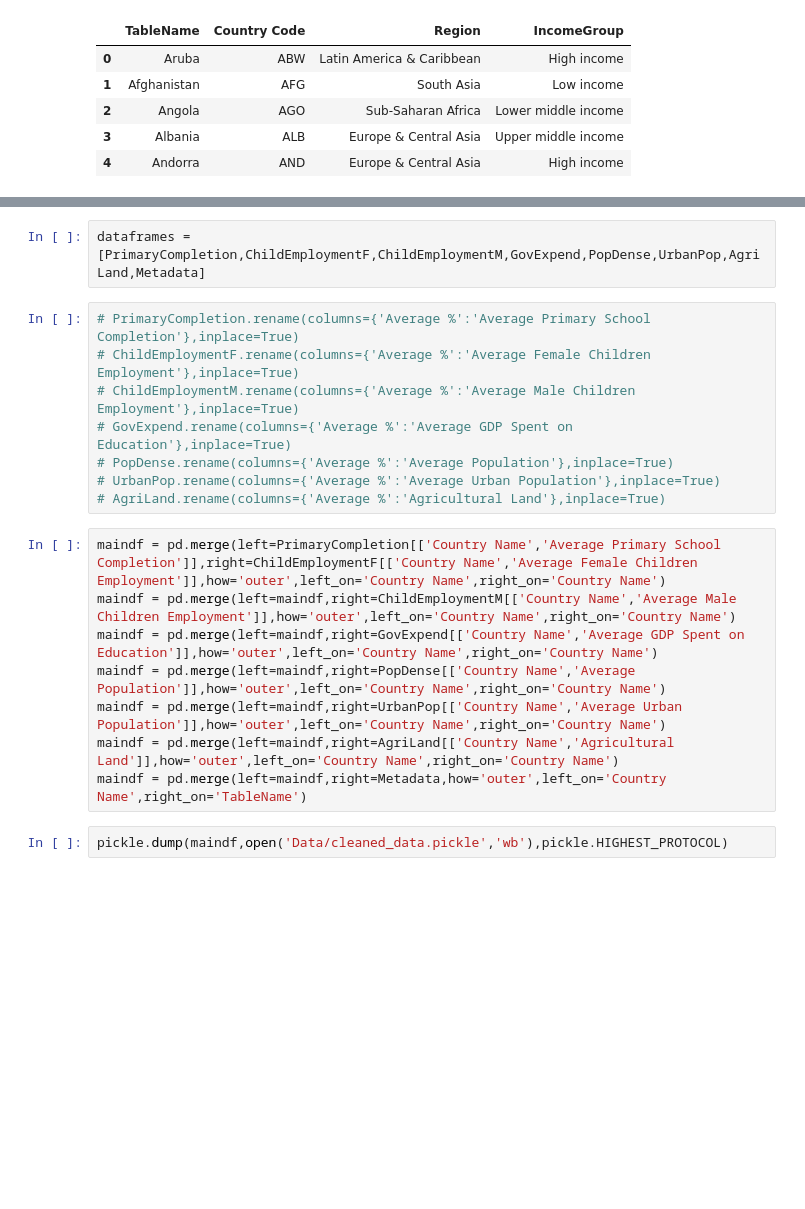
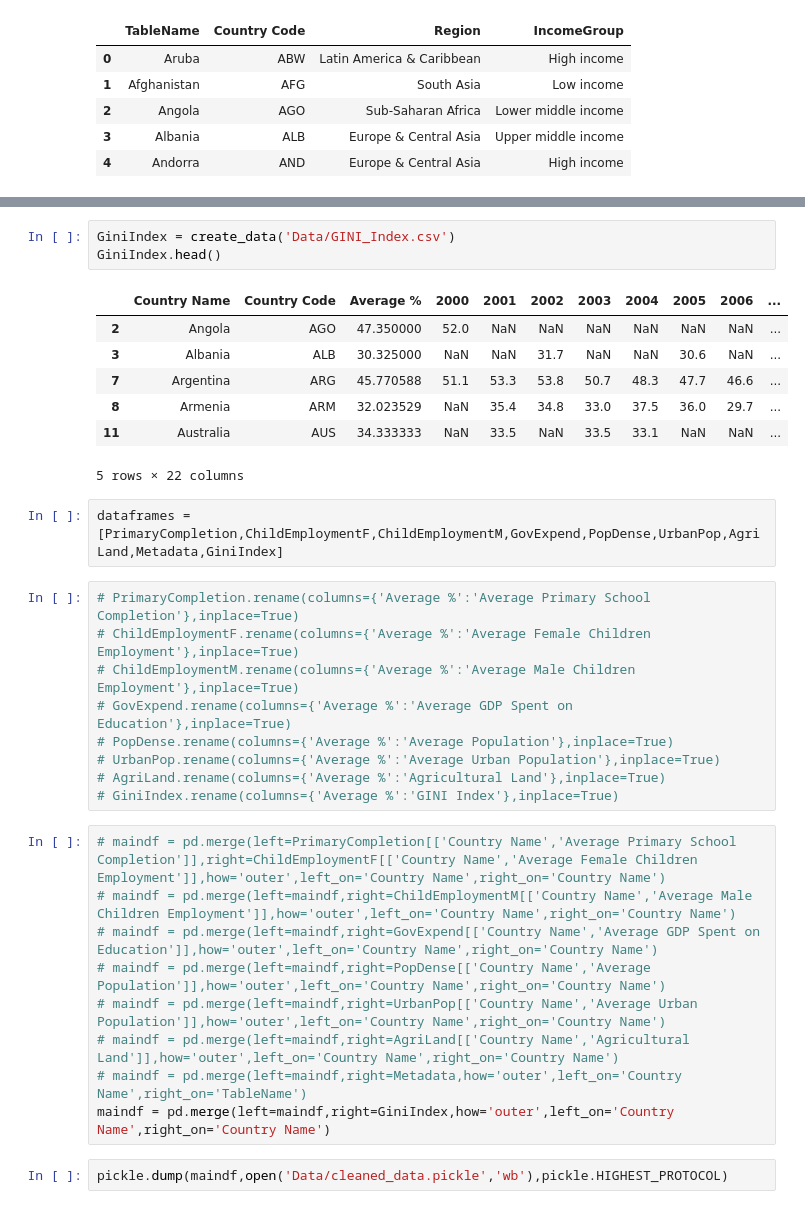
Before and after one commit to Yee-Brian14/primary_completion_rate, a Jupyter notebook: Data_Cleaning.ipynb, the cells around one changed output, grey strips where cells are left out. Saved outputs shown, nothing was run; the diff lists cells and outputs as text; blank space fills up the shorter version.

```diff
--- a/Data_Cleaning.ipynb
+++ b/Data_Cleaning.ipynb
@@ -82,8 +82,19 @@ Metadata.head()
 | 2 | Angola | AGO | Sub-Saharan Africa | Lower middle income | 0 | 0 | 1 | ... |
 | 3 | Albania | ALB | Europe & Central Asia | Upper middle income | 0 | 0 | 0 | ... |
 | 4 | Andorra | AND | Europe & Central Asia | High income | 1 | 0 | 0 | ... |
+# %%
+GiniIndex = create_data('Data/GINI_Index.csv')
+GiniIndex.head()
+# %% [output]
+|  | Country Name | Country Code | Average % | 2000 | 2001 | 2002 | 2003 | 2004 | 2005 | 2006 | ... |
+| 2 | Angola | AGO | 47.350000 | 52.0 | NaN | NaN | NaN | NaN | NaN | NaN | ... |
+| 3 | Albania | ALB | 30.325000 | NaN | NaN | 31.7 | NaN | NaN | 30.6 | NaN | ... |
+| 7 | Argentina | ARG | 45.770588 | 51.1 | 53.3 | 53.8 | 50.7 | 48.3 | 47.7 | 46.6 | ... |
+| 8 | Armenia | ARM | 32.023529 | NaN | 35.4 | 34.8 | 33.0 | 37.5 | 36.0 | 29.7 | ... |
+| 11 | Australia | AUS | 34.333333 | NaN | 33.5 | NaN | 33.5 | 33.1 | NaN | NaN | ... |
+5 rows × 22 columns
 # %%
-dataframes = [PrimaryCompletion,ChildEmploymentF,ChildEmploymentM,GovExpend,PopDense,UrbanPop,AgriLand,Metadata]
+dataframes = [PrimaryCompletion,ChildEmploymentF,ChildEmploymentM,GovExpend,PopDense,UrbanPop,AgriLand,Metadata,GiniIndex]
 # %%
 # PrimaryCompletion.rename(columns={'Average %':'Average Primary School Completion'},inplace=True)
 # ChildEmploymentF.rename(columns={'Average %':'Average Female Children Employment'},inplace=True)
@@ -92,14 +103,16 @@ dataframes = [PrimaryCompletion,ChildEmploymentF,ChildEmploymentM,GovExpend,PopD
 # PopDense.rename(columns={'Average %':'Average Population'},inplace=True)
 # UrbanPop.rename(columns={'Average %':'Average Urban Population'},inplace=True)
 # AgriLand.rename(columns={'Average %':'Agricultural Land'},inplace=True)
+# GiniIndex.rename(columns={'Average %':'GINI Index'},inplace=True)
 # %%
-maindf = pd.merge(left=PrimaryCompletion[['Country Name','Average Primary School Completion']],right=ChildEmploymentF[['Country Name','Average Female Children Employment']],how='outer',left_on='Country Name',right_on='Country Name')
-maindf = pd.merge(left=maindf,right=ChildEmploymentM[['Country Name','Average Male Children Employment']],how='outer',left_on='Country Name',right_on='Country Name')
-maindf = pd.merge(left=maindf,right=GovExpend[['Country Name','Average GDP Spent on Education']],how='outer',left_on='Country Name',right_on='Country Name')
-maindf = pd.merge(left=maindf,right=PopDense[['Country Name','Average Population']],how='outer',left_on='Country Name',right_on='Country Name')
-maindf = pd.merge(left=maindf,right=UrbanPop[['Country Name','Average Urban Population']],how='outer',left_on='Country Name',right_on='Country Name')
-maindf = pd.merge(left=maindf,right=AgriLand[['Country Name','Agricultural Land']],how='outer',left_on='Country Name',right_on='Country Name')
-maindf = pd.merge(left=maindf,right=Metadata,how='outer',left_on='Country Name',right_on='TableName')
+# maindf = pd.merge(left=PrimaryCompletion[['Country Name','Average Primary School Completion']],right=ChildEmploymentF[['Country Name','Average Female Children Employment']],how='outer',left_on='Country Name',right_on='Country Name')
+# maindf = pd.merge(left=maindf,right=ChildEmploymentM[['Country Name','Average Male Children Employment']],how='outer',left_on='Country Name',right_on='Country Name')
+# maindf = pd.merge(left=maindf,right=GovExpend[['Country Name','Average GDP Spent on Education']],how='outer',left_on='Country Name',right_on='Country Name')
+# maindf = pd.merge(left=maindf,right=PopDense[['Country Name','Average Population']],how='outer',left_on='Country Name',right_on='Country Name')
+# maindf = pd.merge(left=maindf,right=UrbanPop[['Country Name','Average Urban Population']],how='outer',left_on='Country Name',right_on='Country Name')
+# maindf = pd.merge(left=maindf,right=AgriLand[['Country Name','Agricultural Land']],how='outer',left_on='Country Name',right_on='Country Name')
+# maindf = pd.merge(left=maindf,right=Metadata,how='outer',left_on='Country Name',right_on='TableName')
+maindf = pd.merge(left=maindf,right=GiniIndex,how='outer',left_on='Country Name',right_on='Country Name')
 # %%
 pickle.dump(maindf,open('Data/cleaned_data.pickle','wb'),pickle.HIGHEST_PROTOCOL)
 # %%
```
Also changed, not shown: parts of 5 cells of this notebook, 2 other files.
